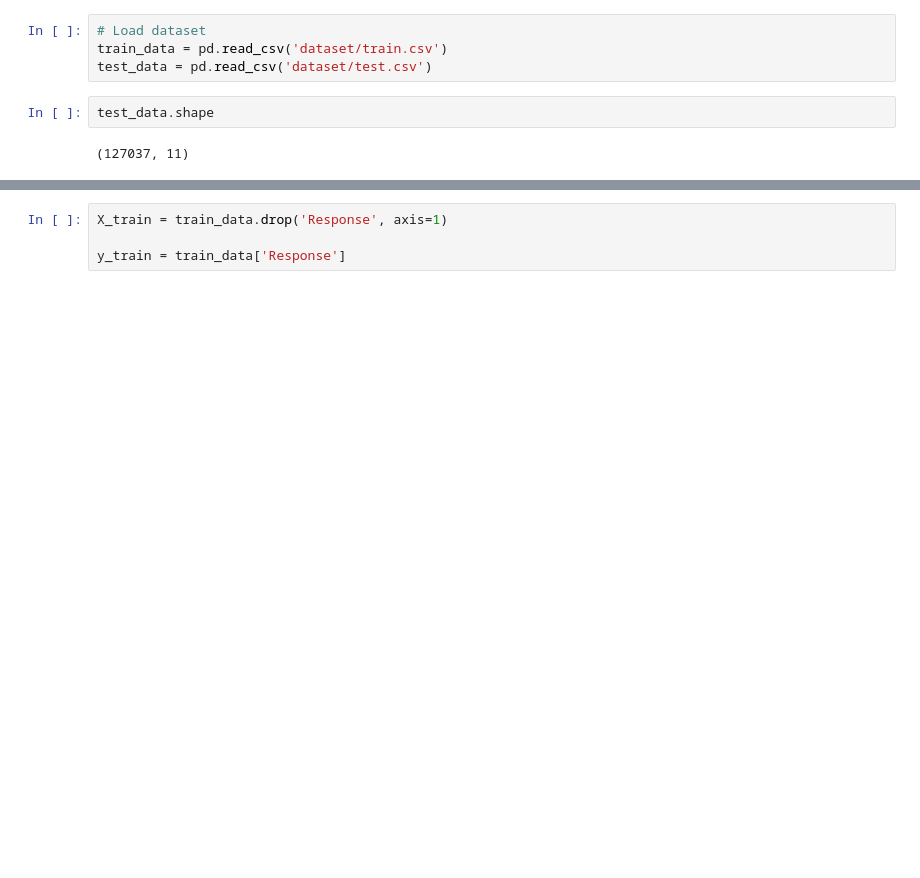
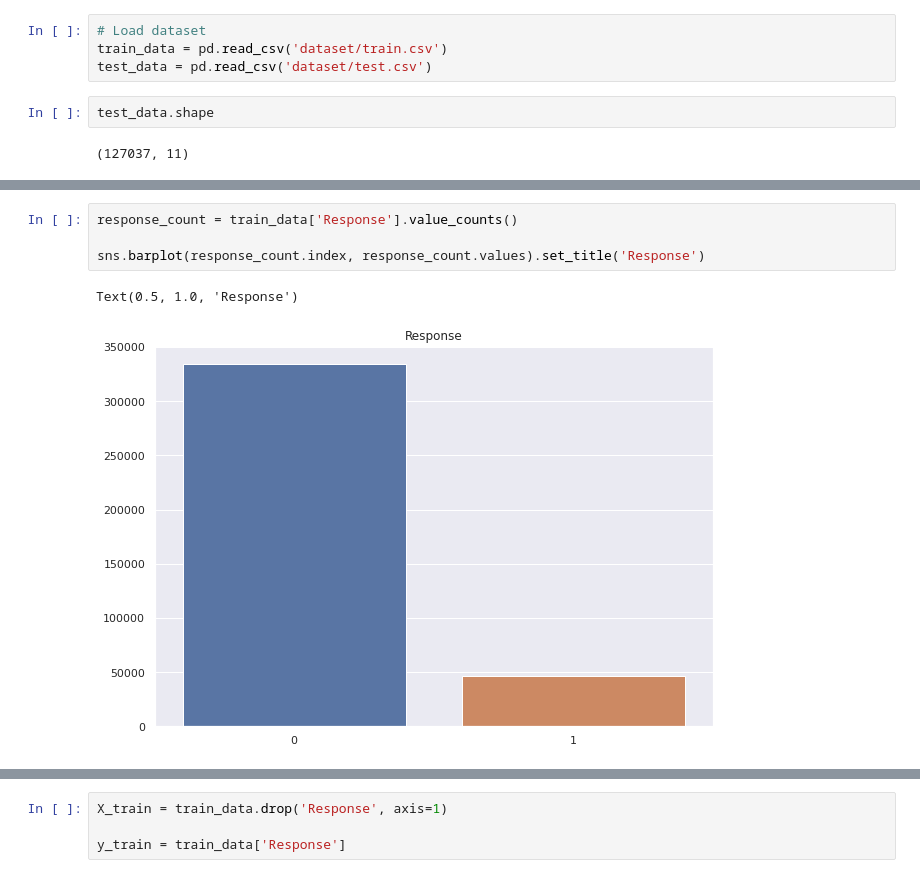
Before and after one commit to EhsanMrh/ML.vehicle_insurance, a Jupyter notebook: main.ipynb, the cells around one changed output, grey strips where cells are left out. Drawn from its saved outputs; the diff is of its cells as text; blank space fills up the shorter version.

```diff
--- a/main.ipynb
+++ b/main.ipynb
@@ -45,0 +68,7 @@ memory usage: 34.9+ MB
+# %%
+response_count = train_data['Response'].value_counts()
+
+sns.barplot(response_count.index, response_count.values).set_title('Response')
+# %% [output]
+Text(0.5, 1.0, 'Response')
+[figure, added]
```
Also changed, not shown: parts of 15 cells of this notebook.
